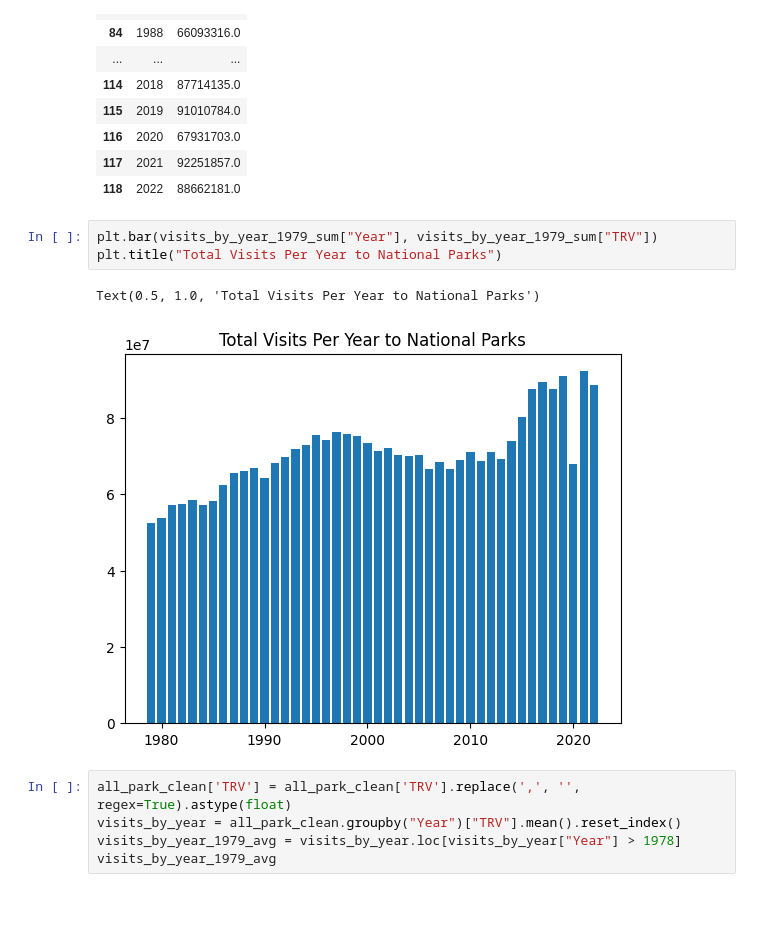
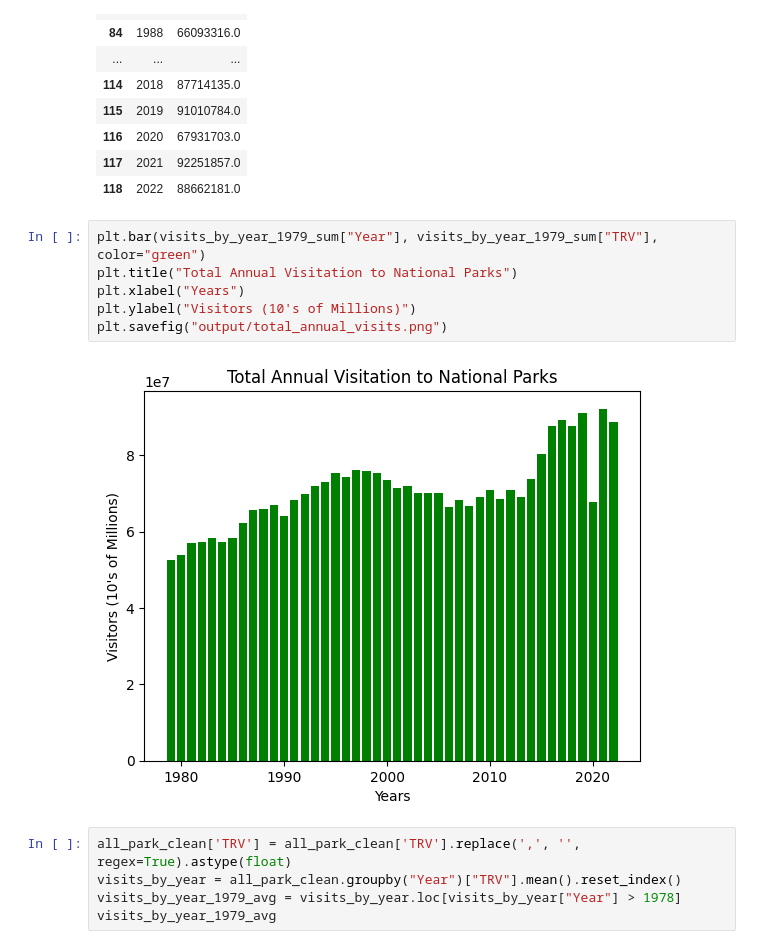
Before and after one commit to andymatsuura/NPS-Analysis, a Jupyter notebook: andy-dataclean_yosemite.ipynb, the cells around one changed output. Saved outputs shown, nothing was run; the diff lists cells and outputs as text; blank space fills up the shorter version.

```diff
--- a/andy-dataclean_yosemite.ipynb
+++ b/andy-dataclean_yosemite.ipynb
@@ -270,11 +270,13 @@ visits_by_year_1979_sum
 | 117 | 2021 | 92251857.0 |
 | 118 | 2022 | 88662181.0 |
 # %%
-plt.bar(visits_by_year_1979_sum["Year"], visits_by_year_1979_sum["TRV"])
-plt.title("Total Visits Per Year to National Parks")
+plt.bar(visits_by_year_1979_sum["Year"], visits_by_year_1979_sum["TRV"], color="green")
+plt.title("Total Annual Visitation to National Parks")
+plt.xlabel("Years")
+plt.ylabel("Visitors (10's of Millions)")
+plt.savefig("output/total_annual_visits.png")
 # %% [output]
-Text(0.5, 1.0, 'Total Visits Per Year to National Parks')
-[figure, old version]
+[figure, new version]
 # %%
 all_park_clean['TRV'] = all_park_clean['TRV'].replace(',', '', regex=True).astype(float)
 visits_by_year = all_park_clean.groupby("Year")["TRV"].mean().reset_index()
```
Also changed, not shown: parts of 11 cells of this notebook, 6 other files.
